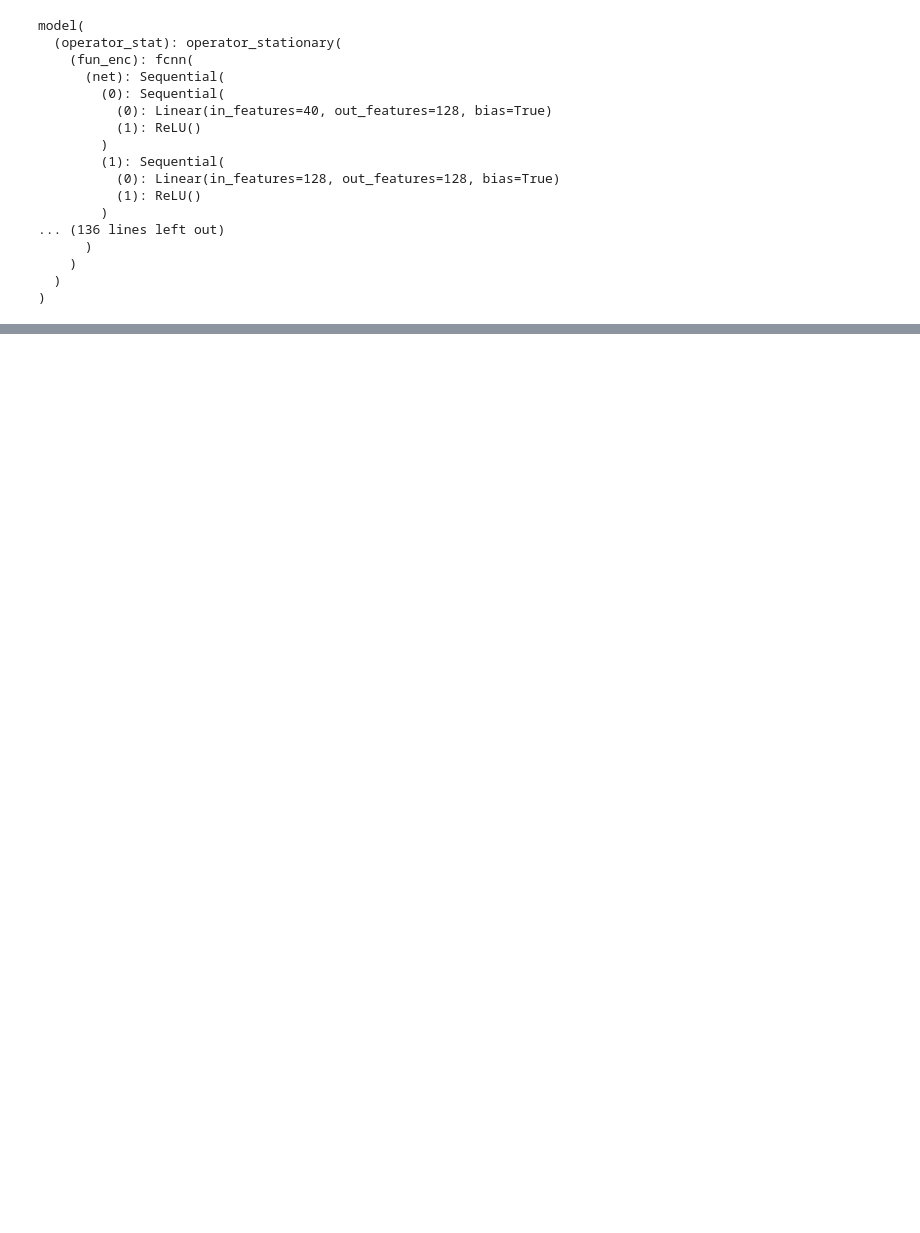
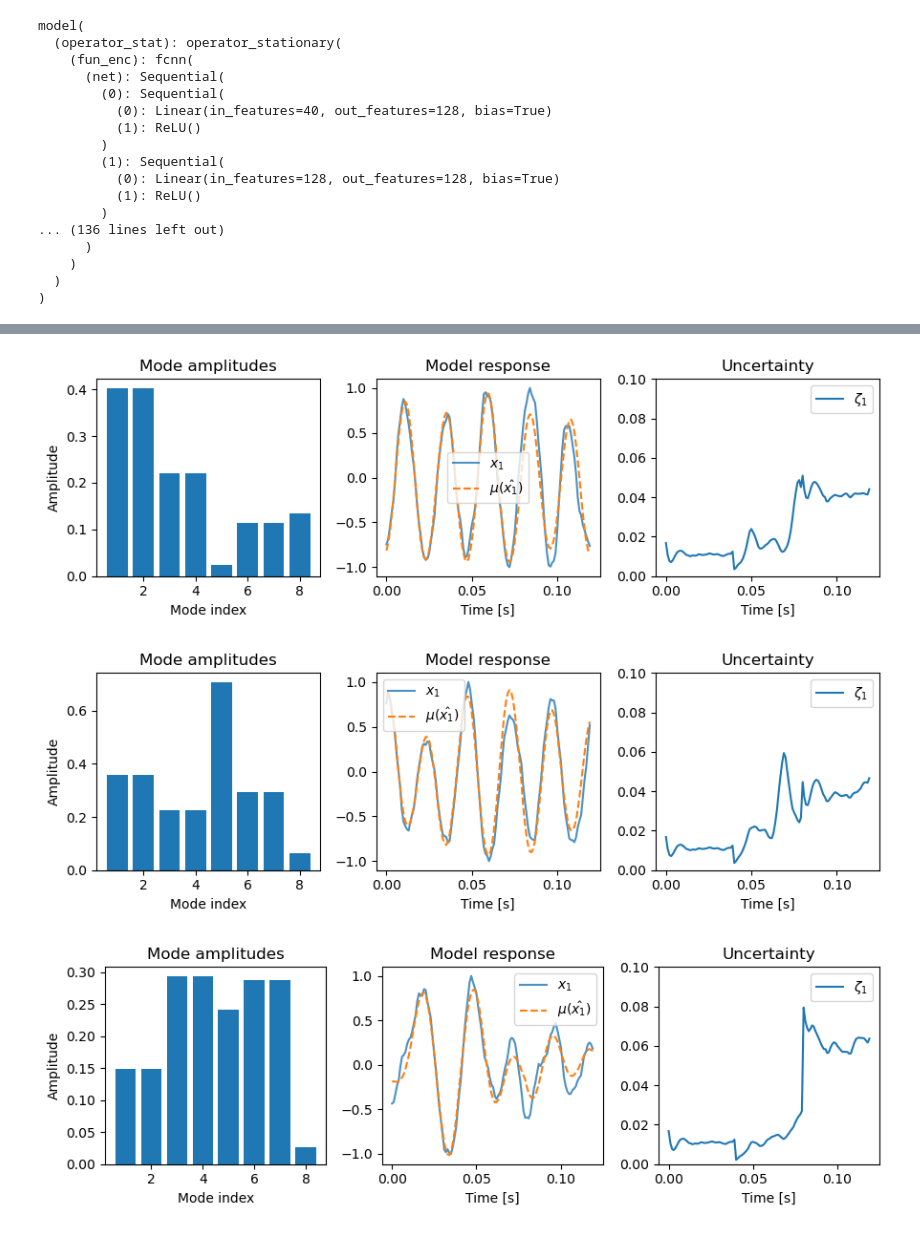
Before and after one commit to maalberg/kind, a Jupyter notebook: notebooks/baselines/05_tesla_kind_eval.ipynb, the cells around one changed output, grey strips where cells are left out. Cells and saved outputs as stored; diff of their text form; code cells hidden in the pictures; blank space fills up the shorter version.

```diff
--- a/notebooks/baselines/05_tesla_kind_eval.ipynb
+++ b/notebooks/baselines/05_tesla_kind_eval.ipynb
@@ -64,0 +58,13 @@ with torch.no_grad():
+# %%
+# --! analyze the contribution of stationary operator eigenvalues --!
+
+datadir            = '../../data/baselines/tesla_train_stat_meas'
+timeseries_nsample = 120
+
+with torch.no_grad():
+    for jtimeseries in range(3):
+        utils_plot.plot_modes(model, datadir, timeseries_nsample, jtimeseries)
+# %% [output]
+[figure, added]
+[figure, added]
+[figure, added]
```
Also changed, not shown: parts of 13 cells of this notebook, 3 other files.
